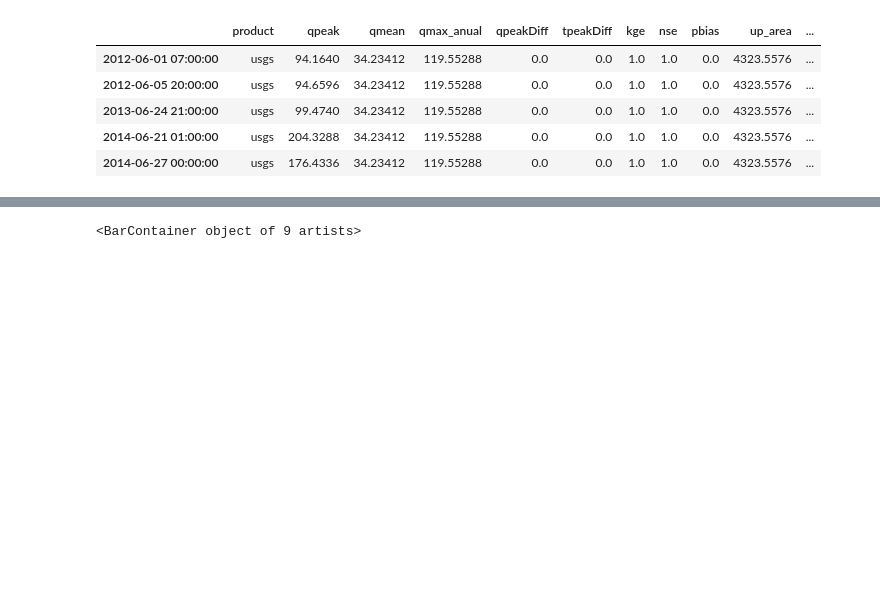
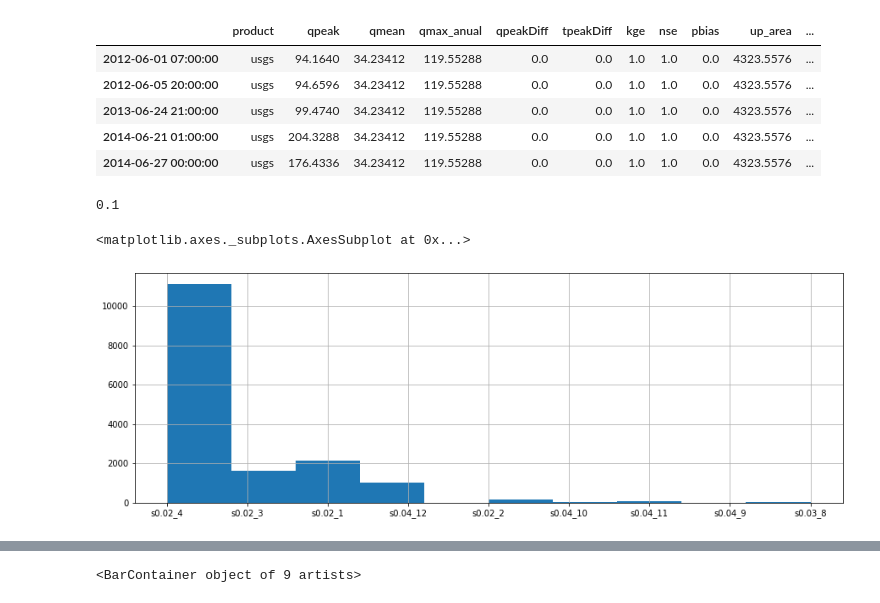
Before and after one commit to nicolas998/active_layer_evaluation, a Jupyter notebook: 02_Scenarios_evaluation.ipynb, the cells around one changed output, grey strips where cells are left out. Cells and saved outputs as stored; diff of their text form; code cells hidden in the pictures; blank space fills up the shorter version.

```diff
--- a/02_Scenarios_evaluation.ipynb
+++ b/02_Scenarios_evaluation.ipynb
@@ -357,3 +304,53 @@ Emet.head()
 | 2013-06-24 21:00:00 | usgs | 99.4740 | 34.23412 | 119.55288 | 0.0 | 0.0 | 1.0 | 1.0 | 0.0 | 4323.5576 | ... |
 | 2014-06-21 01:00:00 | usgs | 204.3288 | 34.23412 | 119.55288 | 0.0 | 0.0 | 1.0 | 1.0 | 0.0 | 4323.5576 | ... |
 | 2014-06-27 00:00:00 | usgs | 176.4336 | 34.23412 | 119.55288 | 0.0 | 0.0 | 1.0 | 1.0 | 0.0 | 4323.5576 | ... |
+# %%
+products = Emet['product'].unique().tolist()
+
+kges = {}
+bests = {}
+
+for _i in [0.1,]:# 0.75, 1.5]:
+    #Do it for the initial product
+    a,b = core.get_intersec_events(Emet, 'ifc-hlm',products[5],'qpeakDiff',_i)
+    c = b[['qpeakDiff','link']]
+    c.set_index([c.index, 'link'], inplace=True)
+    c.rename(columns={'qpeakDiff':products[5]}, inplace=True)
+
+    #Iterate through products
+    for prod in products[6:]:
+        a,b = core.get_intersec_events(Emet, 'ifc-hlm',prod,'qpeakDiff',_i)
+        b.set_index([b.index, 'link'], inplace=True)
+        idx = c.index.intersection(b.index)
+        c = c.loc[idx]
+        c[prod] = b.loc[idx, 'qpeakDiff']
+
+    #Obtain the best for each event
+    best = c.idxmin(axis = 1)
+    max_kge = c.min(axis=1)
+    c['min_qd'] = max_kge
+    bests.update({str(_i): best})
+    for prod in ['a-hlm','d-hlm','t-hlm']:
+        a,b = core.get_intersec_events(Emet, 'ifc-hlm',prod,'qpeakDiff',_i)
+        b.set_index([b.index, 'link'], inplace=True)
+        idx = c.index.intersection(b.index)
+        c = c.loc[idx]
+        c[prod] = b.loc[idx, 'qpeakDiff']
+
+    a,b = core.get_intersec_events(Emet, 'ifc-hlm','a-hlm', 'qpeakDiff',_i)
+    a.set_index([a.index, 'link'], inplace=True)
+    idx = c.index.intersection(a.index)
+    c = c.loc[idx]
+    c['ifc-hlm'] = a.loc[idx, 'qpeakDiff']
+
+    kges.update({str(_i): c})
+    print(_i)
+# %% [output]
+0.1
+# %%
+fig = pl.figure(figsize=(15,5))
+ax = fig.add_subplot(111)
+bests['0.1'].hist(ax = ax)
+# %% [output]
+<matplotlib.axes._subplots.AxesSubplot at 0x...>
+[figure, added]
```
Also changed, not shown: parts of 12 cells of this notebook, 2 other files.
